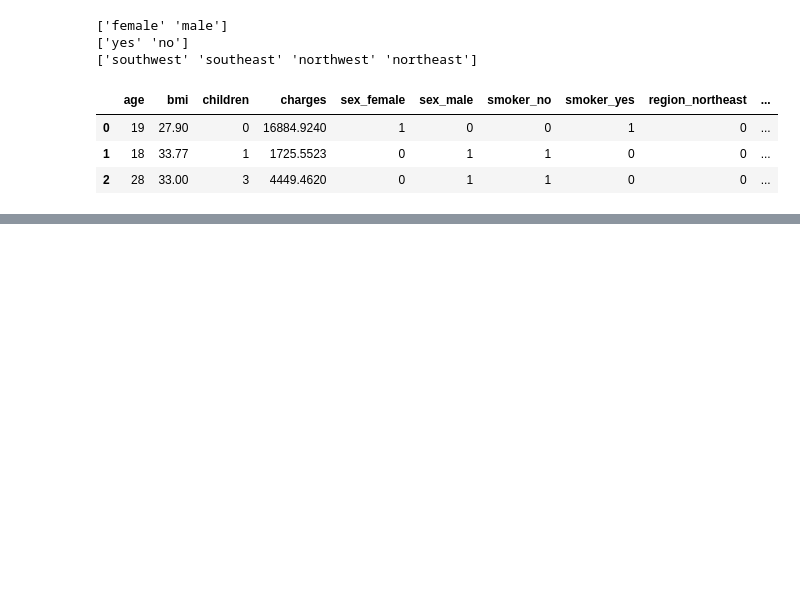
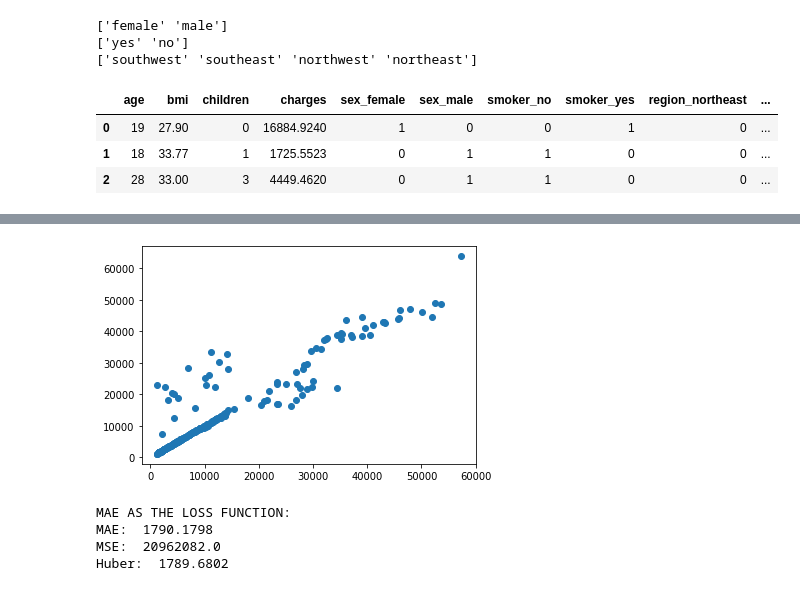
Before and after one commit to emirdemic/Learning-TensorFlow, a Jupyter notebook: TensorFlow.ipynb, the cells around one changed output, grey strips where cells are left out. Drawn from its saved outputs; the diff is of its cells as text; code cells hidden in the pictures; blank space fills up the shorter version.

```diff
--- a/TensorFlow.ipynb
+++ b/TensorFlow.ipynb
@@ -1493,0 +1536,30 @@ y_test = y[indices_test]
+# %%
+# USING MAE AS THE LOSS FUNCTION
+tf.random.set_seed(42)
+insurance_model2 = tf.keras.Sequential(name = 'Insurance_Model')
+for i in range(10):
+  insurance_model2.add(tf.keras.layers.Dense(100, activation = 'relu'))
+insurance_model2.add(tf.keras.layers.Dense(1))
+
+insurance_model2.compile(
+    loss = tf.keras.losses.mae,
+    optimizer = tf.keras.optimizers.Adam(learning_rate = 0.0001),
+    metrics = ['mae']
+)
+
+history = insurance_model2.fit(X_train, y_train, epochs = 300, verbose = 0) # putting inside history variable so that we can plot the training
+# %%
+plt.scatter(insurance_model2.predict(X_test), y_test);
+# %% [output]
+[figure, added]
+# %%
+results = evaluate_nn(y_test, tf.squeeze(insurance_model2.predict(X_test)))
+print('MAE AS THE LOSS FUNCTION:')
+print('MAE: ', results[0])
+print('MSE: ', results[1])
+print('Huber: ', results[2])
+# %% [output]
+MAE AS THE LOSS FUNCTION:
+MAE:  1790.1798
+MSE:  20962082.0
+Huber:  1789.6802
```
Also changed, not shown: parts of 14 cells of this notebook.
